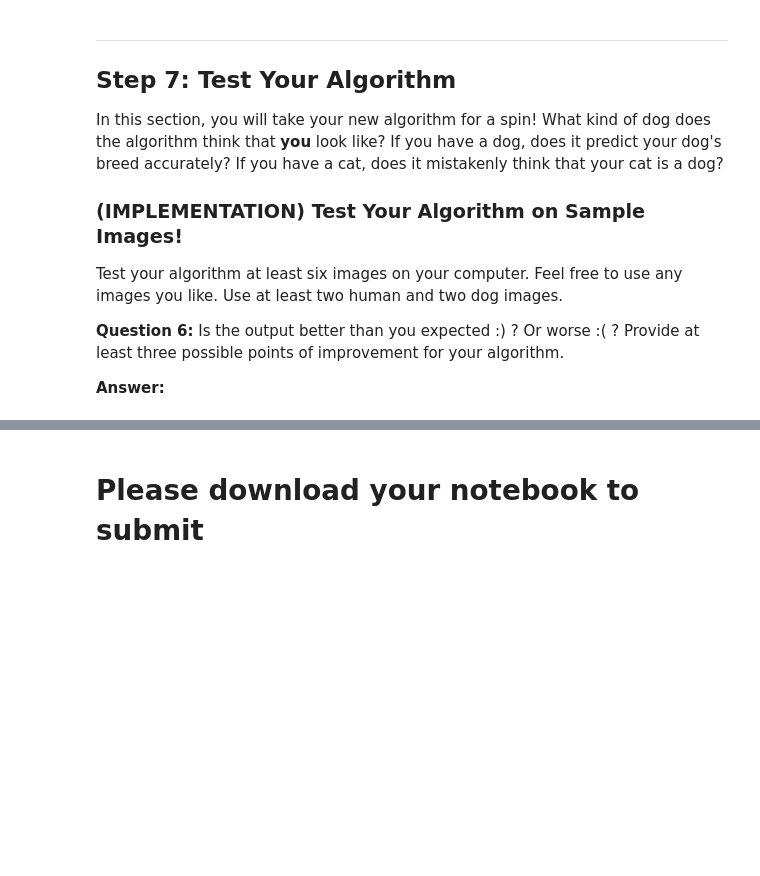
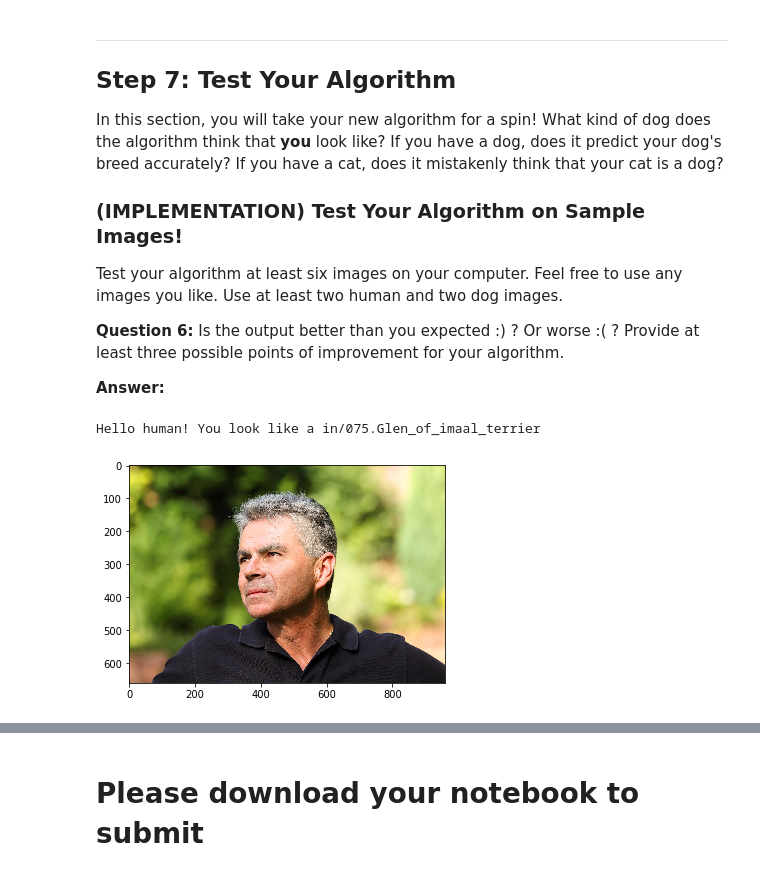
Before and after one commit to svetlitskiy/dog-project, a Jupyter notebook: dog_app.ipynb, the cells around one changed output, grey strips where cells are left out. Cells and saved outputs as stored; diff of their text form; code cells hidden in the pictures; blank space fills up the shorter version.

```diff
--- a/dog_app.ipynb
+++ b/dog_app.ipynb
@@ -339,7 +331,7 @@ human_model2.compile(optimizer='rmsprop', loss='categorical_crossentropy', metri
 # %%
 from keras.callbacks import ModelCheckpoint
 
-epochs = 10
+epochs = 15
 
 checkpointer = ModelCheckpoint(filepath='saved_models/weights.best.human.hdf5',
                                verbose=1, save_best_only=True)
@@ -899,7 +878,7 @@ Epoch 20/20
 ### (IMPLEMENTATION) Load the Model with the Best Validation Loss
 # %%
 ### TODO: Load the model weights with the best validation loss.
-Resnet50_model.load_weights('saved_models/weights.best.InceptionV3.hdf5')
+InceptionV3_model.load_weights('saved_models/weights.best.InceptionV3.hdf5')
 # %% [markdown]
 ### (IMPLEMENTATION) Test the Model
 
@@ -964,3 +940,26 @@ Some sample output for our algorithm is provided below, but feel free to design
+# %%
+### TODO: Write your algorithm.
+### Feel free to use as many code cells as needed.
+def human_dog_detector(img_path):
+    is_human = my_face_detector(img_path) or face_detector(img_path)
+    is_dog = dog_detector(img_path)
+    breed = InceptionV3_predict_breed(img_path)
+
+    #print(is_human, is_dog, breed)
+
+    ret = False
+    if is_human:
+        ret = "Hello human!"
+        if breed:
+            ret += " You look like a "+breed
+    if is_dog:
+        ret = "Hello Dog!"
+        if breed:
+            ret += " Your breed is "+breed
+    if ret == False:
+       ret = "Error"
+
+    return ret
 # %% [markdown]
 ---
 <a id='step7'></a>
@@ -979,3 +978,17 @@ __Answer:__
 ## TODO: Execute your algorithm from Step 6 on
 ## at least 6 images on your computer.
 ## Feel free to use as many code cells as needed.
+my_images = np.array(glob("my_images/**.*"))
+
+def show_img(img_src):
+    prediction = human_dog_detector(img_src)
+    print(prediction)
+    img = cv2.imread(img_src)
+    cv_rgb = cv2.cvtColor(img, cv2.COLOR_BGR2RGB)
+    plt.imshow(cv_rgb)
+    plt.show()
+# %%
+show_img(my_images[0])
+# %% [output]
+Hello human! You look like a in/075.Glen_of_imaal_terrier
+[figure, added]
```
Also changed, not shown: parts of 42 cells of this notebook.
